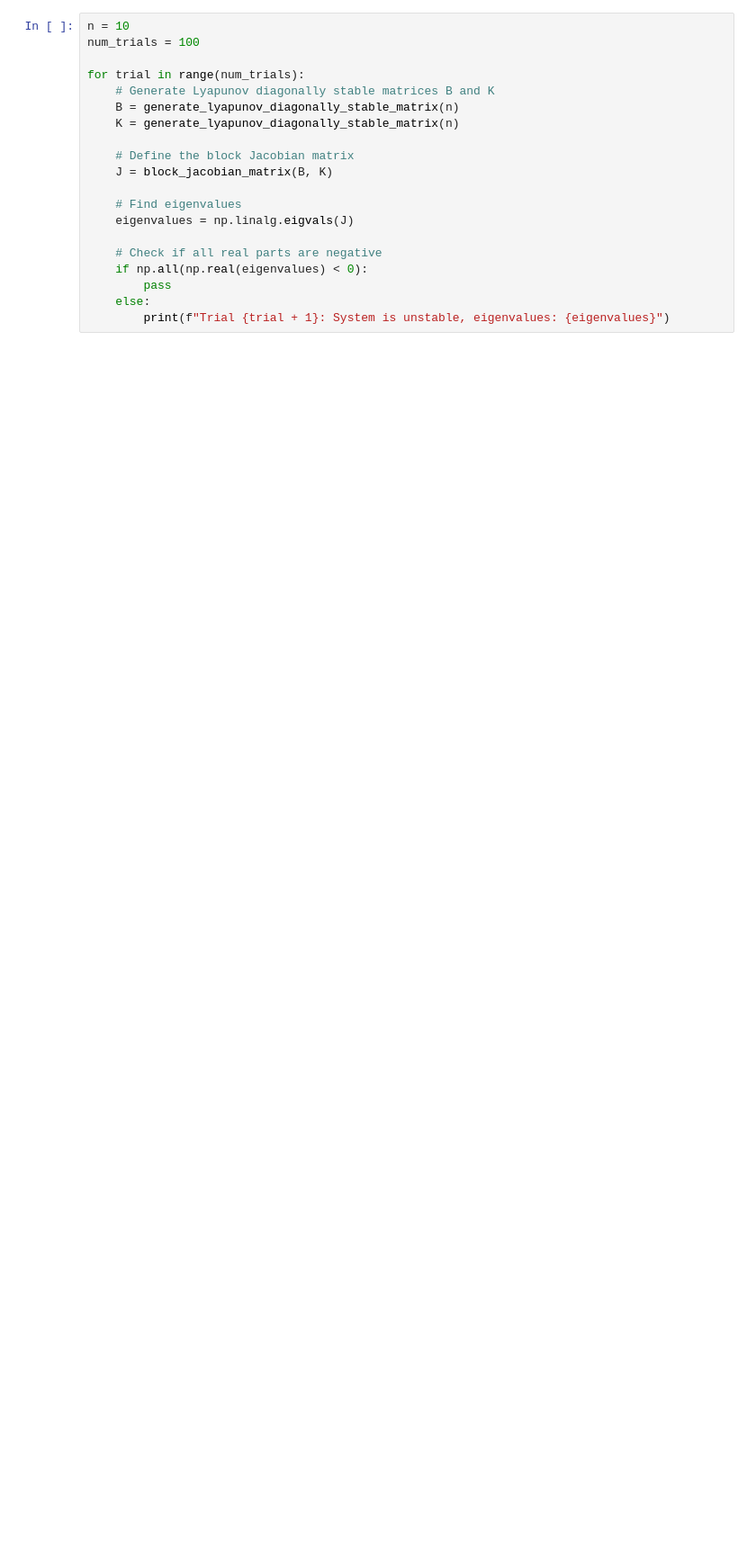
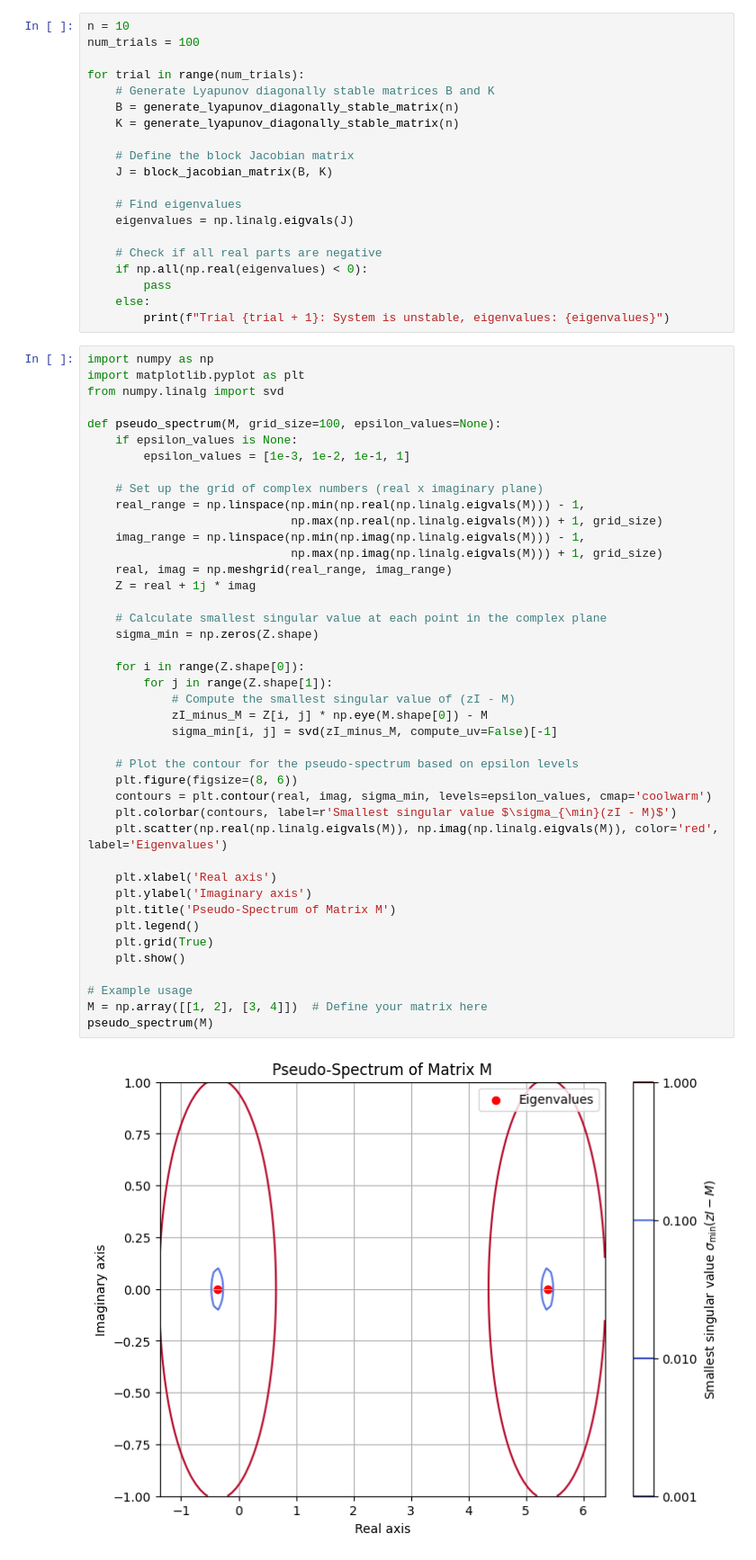
Before and after one commit to shivangrawat/perturbed_organics, a Jupyter notebook: examples/test.ipynb, the cells around one changed output. Shown at 90% size. Cells and saved outputs as stored; diff of their text form; blank space fills up the shorter version.

Commit message:
I added the pseudo-spectrum code

```diff
--- a/examples/test.ipynb
+++ b/examples/test.ipynb
@@ -49,3 +49,47 @@ for trial in range(num_trials):
         pass
     else:
         print(f"Trial {trial + 1}: System is unstable, eigenvalues: {eigenvalues}")
+# %%
+import numpy as np
+import matplotlib.pyplot as plt
+from numpy.linalg import svd
+
+def pseudo_spectrum(M, grid_size=100, epsilon_values=None):
+    if epsilon_values is None:
+        epsilon_values = [1e-3, 1e-2, 1e-1, 1]
+
+    # Set up the grid of complex numbers (real x imaginary plane)
+    real_range = np.linspace(np.min(np.real(np.linalg.eigvals(M))) - 1,
+                             np.max(np.real(np.linalg.eigvals(M))) + 1, grid_size)
+    imag_range = np.linspace(np.min(np.imag(np.linalg.eigvals(M))) - 1,
+                             np.max(np.imag(np.linalg.eigvals(M))) + 1, grid_size)
+    real, imag = np.meshgrid(real_range, imag_range)
+    Z = real + 1j * imag
+
+    # Calculate smallest singular value at each point in the complex plane
+    sigma_min = np.zeros(Z.shape)
+
+    for i in range(Z.shape[0]):
+        for j in range(Z.shape[1]):
+            # Compute the smallest singular value of (zI - M)
+            zI_minus_M = Z[i, j] * np.eye(M.shape[0]) - M
+            sigma_min[i, j] = svd(zI_minus_M, compute_uv=False)[-1]
+
+    # Plot the contour for the pseudo-spectrum based on epsilon levels
+    plt.figure(figsize=(8, 6))
+    contours = plt.contour(real, imag, sigma_min, levels=epsilon_values, cmap='coolwarm')
+    plt.colorbar(contours, label=r'Smallest singular value $\sigma_{\min}(zI - M)$')
+    plt.scatter(np.real(np.linalg.eigvals(M)), np.imag(np.linalg.eigvals(M)), color='red', label='Eigenvalues')
+
+    plt.xlabel('Real axis')
+    plt.ylabel('Imaginary axis')
+    plt.title('Pseudo-Spectrum of Matrix M')
+    plt.legend()
+    plt.grid(True)
+    plt.show()
+
+# Example usage
+M = np.array([[1, 2], [3, 4]])  # Define your matrix here
+pseudo_spectrum(M)
+# %% [output]
+[figure, added]
```
